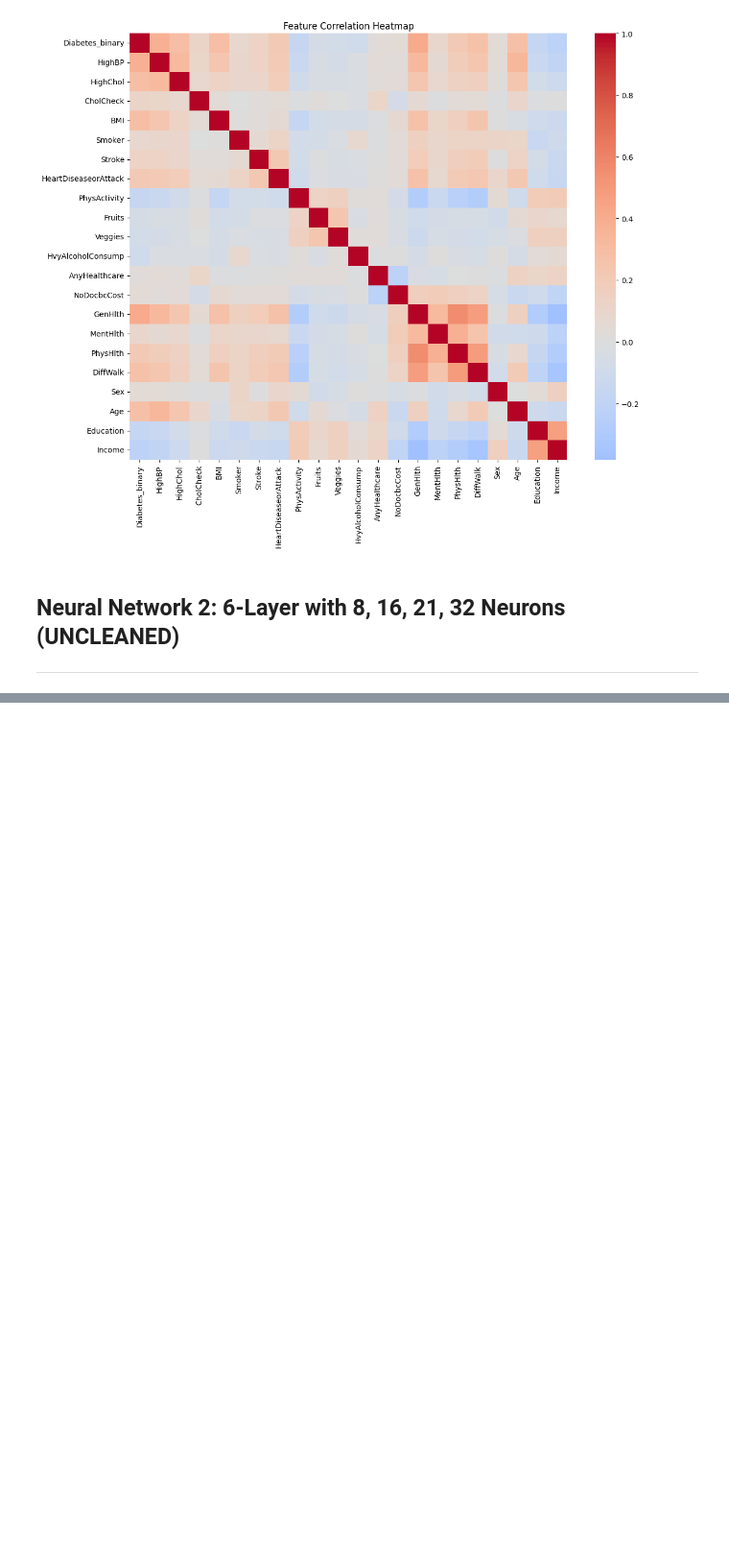
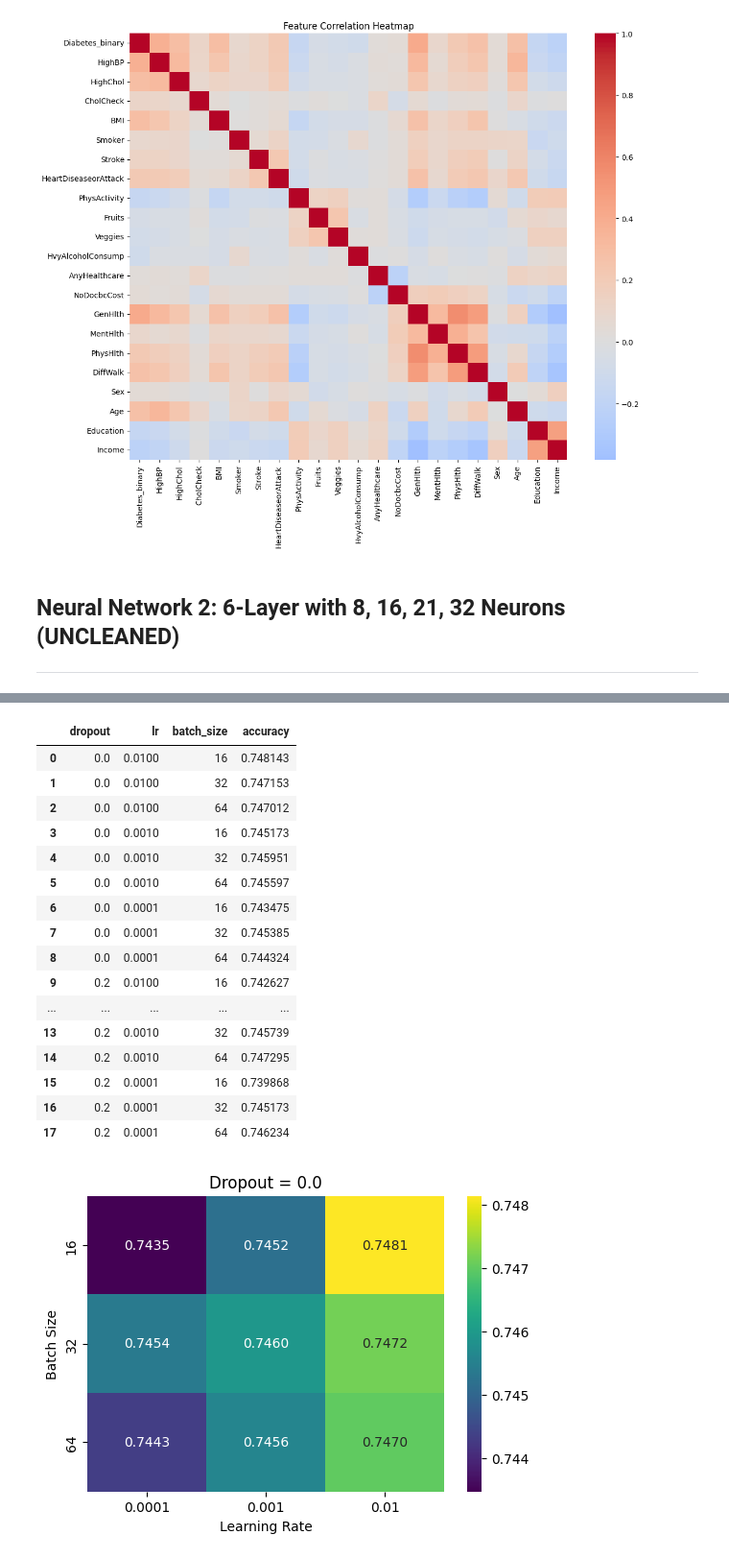
Before and after one commit to LJMurphyy/diabetes-risk-predictor, a Jupyter notebook: ljmurphy.ipynb, the cells around one changed output, grey strips where cells are left out. Shown at 96% size. Drawn from its saved outputs; the diff is of its cells as text; code cells hidden in the pictures; blank space fills up the shorter version.

```diff
--- a/ljmurphy.ipynb
+++ b/ljmurphy.ipynb
@@ -389,0 +519,20 @@ Epoch 20/20
+# %%
+# Cell 2 – Model factory for 6-layer net with 16-unit hidden layers
+def make_model(dropout_rate, learning_rate):
+    model = Sequential([
+        Dense(16, activation='relu', input_dim=X_train.shape[1]),
+        Dropout(dropout_rate),
+        Dense(16, activation='relu'),
+        Dropout(dropout_rate),
+        Dense(16, activation='relu'),
+        Dropout(dropout_rate),
+        Dense(16, activation='relu'),
+        Dropout(dropout_rate),
+        Dense(1, activation='sigmoid')
+    ])
+    model.compile(
+        optimizer=Adam(learning_rate=learning_rate),
+        loss='binary_crossentropy',
+        metrics=['accuracy']
+    )
+    return model
@@ -389,0 +601,41 @@ Epoch 20/20
+# %%
+# Cell 4 – Analyze results
+import pandas as pd
+import seaborn as sns
+import matplotlib.pyplot as plt
+
+res_df = pd.DataFrame(results)
+display(res_df)
+
+# Heatmaps per dropout rate
+for dr in dropout_rates:
+    subset = res_df[res_df['dropout'] == dr]
+    # either of these will work:
+    pivot = subset.pivot(index='batch_size', columns='lr', values='accuracy')
+    # pivot = subset.pivot_table(index='batch_size', columns='lr', values='accuracy')
+
+    plt.figure(figsize=(6,4))
+    sns.heatmap(pivot, annot=True, fmt=".4f", cmap='viridis')
+    plt.title(f"Dropout = {dr}")
+    plt.ylabel("Batch Size")
+    plt.xlabel("Learning Rate")
+    plt.show()
+# %% [output]
+|  | dropout | lr | batch_size | accuracy |
+| 0 | 0.0 | 0.0100 | 16 | 0.748143 |
+| 1 | 0.0 | 0.0100 | 32 | 0.747153 |
+| 2 | 0.0 | 0.0100 | 64 | 0.747012 |
+| 3 | 0.0 | 0.0010 | 16 | 0.745173 |
+| 4 | 0.0 | 0.0010 | 32 | 0.745951 |
+| 5 | 0.0 | 0.0010 | 64 | 0.745597 |
+| 6 | 0.0 | 0.0001 | 16 | 0.743475 |
+| 7 | 0.0 | 0.0001 | 32 | 0.745385 |
+| 8 | 0.0 | 0.0001 | 64 | 0.744324 |
+| 9 | 0.2 | 0.0100 | 16 | 0.742627 |
+| ... | ... | ... | ... | ... |
+| 13 | 0.2 | 0.0010 | 32 | 0.745739 |
+| 14 | 0.2 | 0.0010 | 64 | 0.747295 |
+| 15 | 0.2 | 0.0001 | 16 | 0.739868 |
+| 16 | 0.2 | 0.0001 | 32 | 0.745173 |
+| 17 | 0.2 | 0.0001 | 64 | 0.746234 |
+[figure, added]
```
Also changed, not shown: parts of 29 cells of this notebook.
